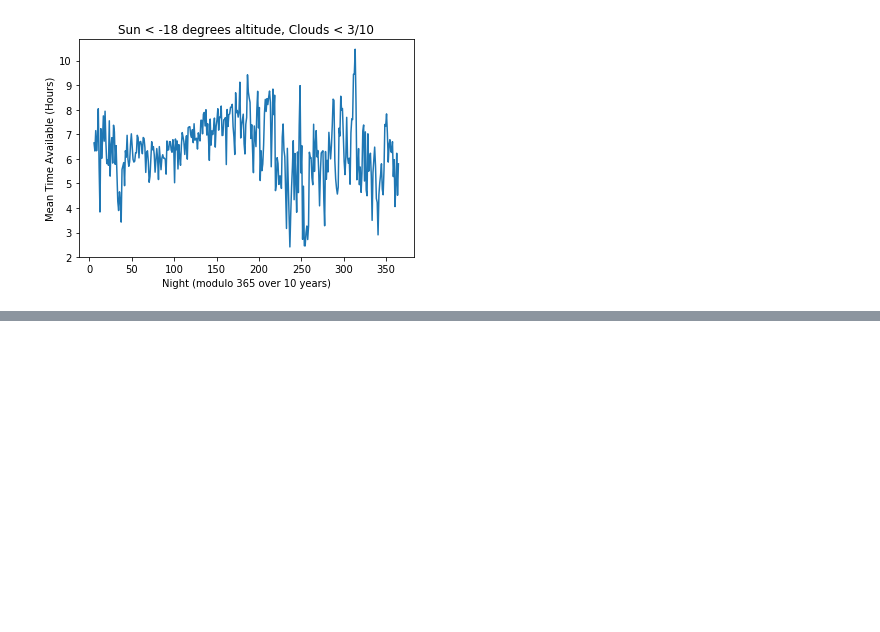
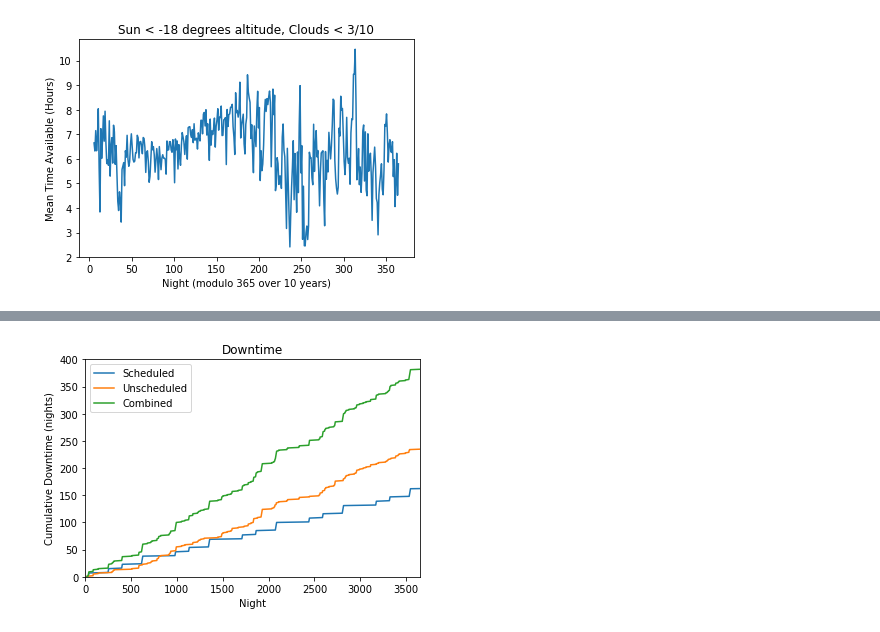
Before and after one commit to lsst-pst/pstn-051, a Jupyter notebook: plots/downtime_plots.ipynb, the cells around one changed output, grey strips where cells are left out. Cells and saved outputs as stored; diff of their text form; code cells hidden in the pictures; blank space fills up the shorter version.

Commit message:
starting adding 1.4 runs

```diff
--- a/plots/downtime_plots.ipynb
+++ b/plots/downtime_plots.ipynb
@@ -66,0 +108,43 @@ plt.savefig('hours_pernight.pdf')
+# %%
+sched_list = [np.arange(slice['start'].mjd, slice['end'].mjd+1, 1) for slice in sched_downtimes]
+unsched_list = [np.arange(slice['start'].mjd, slice['end'].mjd+1, 1) for slice in unsched_downtimes]
+
+alldown = [np.arange(slice[0], slice[1]+1, 1) for slice in downtimes]
+# %%
+sched = np.concatenate(sched_list)
+unsched = np.concatenate(unsched_list)
+alldown = np.concatenate(alldown)
+# %%
+almanac_indx = almanac.mjd_indx(sched)
+nights = almanac.sunsets['night'][almanac_indx]
+good=np.where(nights >= 0 )
+
+lost =np.arange(0, np.size(sched[good]), 1)
+plt.plot(nights[good], lost, label='Scheduled')
+
+
+almanac_indx = almanac.mjd_indx(unsched)
+nights = almanac.sunsets['night'][almanac_indx]
+good=np.where(nights >= 0 )
+
+lost =np.arange(0, np.size(unsched[good]), 1)
+plt.plot(nights[good], lost, label='Unscheduled')
+
+
+almanac_indx = almanac.mjd_indx(alldown)
+nights = almanac.sunsets['night'][almanac_indx]
+good=np.where(nights >= 0 )
+
+lost =np.arange(0, np.size(alldown[good]), 1)
+plt.plot(nights[good], lost, label='Combined')
+
+
+plt.xlim([0,3652])
+plt.xlabel('Night')
+plt.ylabel('Cumulative Downtime (nights)')
+plt.legend(loc='upper left')
+plt.ylim([0,400])
+plt.title('Downtime')
+plt.savefig('downtimes.pdf')
+# %% [output]
+[figure, added]
```
Also changed, not shown: parts of 3 cells of this notebook, 31 other files.
